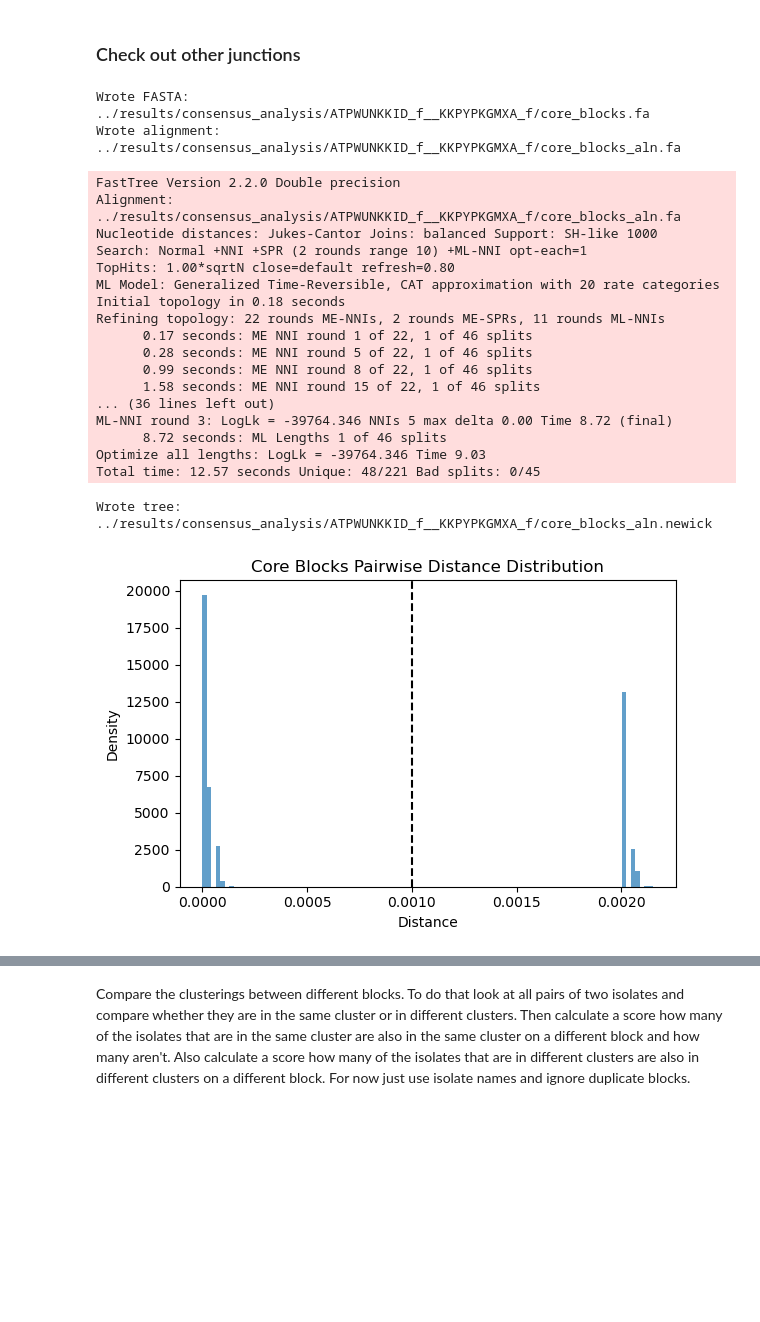
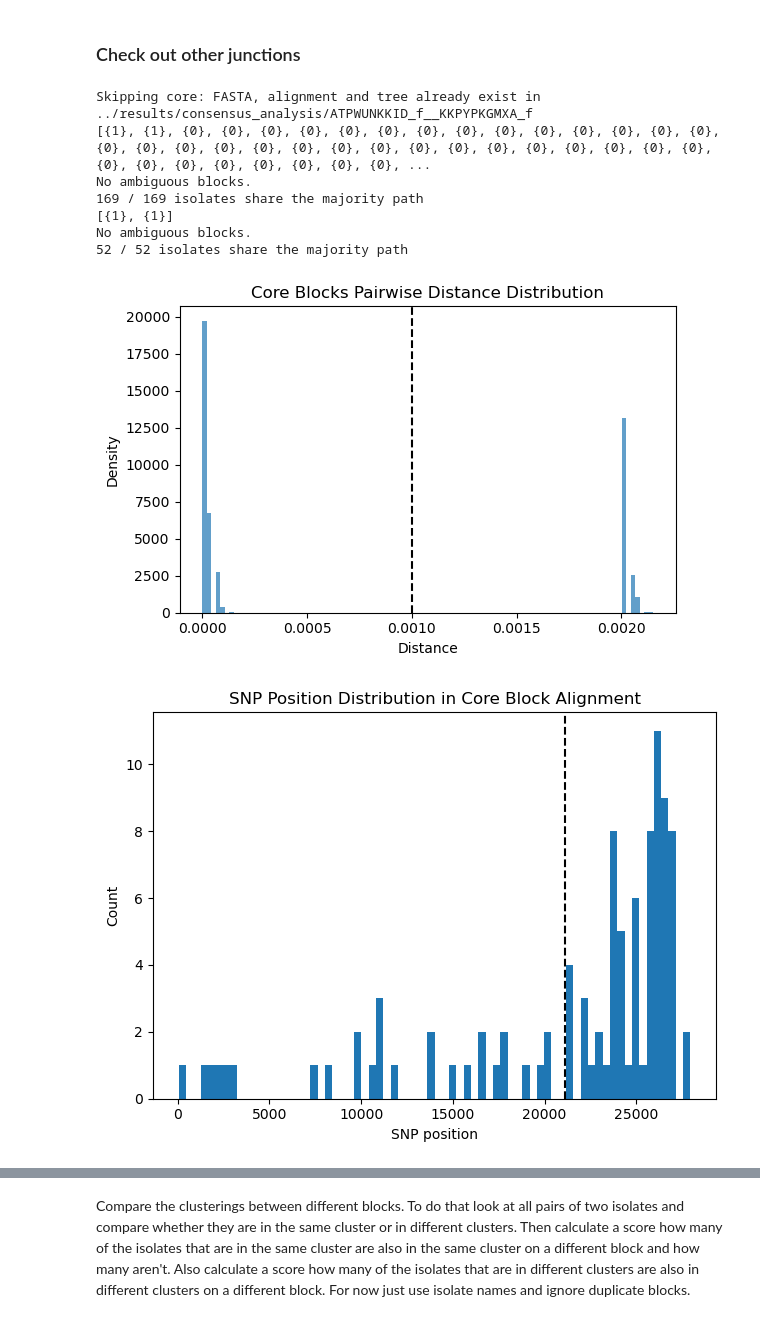
Before and after one commit to marie3003/junction_dataset, a Jupyter notebook: explore/analyze_junction_block_trees.ipynb, the cells around one changed output, grey strips where cells are left out. Cells and saved outputs as stored; diff of their text form; code cells hidden in the pictures; blank space fills up the shorter version.

```diff
--- a/explore/analyze_junction_block_trees.ipynb
+++ b/explore/analyze_junction_block_trees.ipynb
@@ -225,28 +267,16 @@ Results:
 ### Check out other junctions
 # %%
 # branch length threshold 0.001 gives two consensus paths (its not directly representative of phage insertion and not insertion, paths that are in consensus 1 all have an insertion but not all of the ones in consensus 2 have one), 0.005 only one,
-cluster_map_core, consensus_paths_core, path_dict, consensus_paths_plotting, assignment_df_plotting = find_consensus_paths_core("ATPWUNKKID_f__KKPYPKGMXA_f", clustering_bl_thresh= 0.001, block_freq_thresh=0.5, plot_consensus=True, plot_pair_dist=True)
+cluster_map_core, consensus_paths_core, path_dict, consensus_paths_plotting, assignment_df_plotting, all_root_states, all_root_states_unqiue = find_consensus_paths_core("ATPWUNKKID_f__KKPYPKGMXA_f", clustering_bl_thresh= 0.001, consensus_criterium='core_genome_tree', tree_path='../config/polished_tree.nwk', plot_consensus=True, plot_pair_dist=True, plot_snp_dist=True, plot_ambiguities=True)
 # %% [output]
-Wrote FASTA: ../results/consensus_analysis/ATPWUNKKID_f__KKPYPKGMXA_f/core_blocks.fa
-Wrote alignment: ../results/consensus_analysis/ATPWUNKKID_f__KKPYPKGMXA_f/core_blocks_aln.fa
+Skipping core: FASTA, alignment and tree already exist in ../results/consensus_analysis/ATPWUNKKID_f__KKPYPKGMXA_f
+[{1}, {1}, {0}, {0}, {0}, {0}, {0}, {0}, {0}, {0}, {0}, {0}, {0}, {0}, {0}, {0}, {0}, {0}, {0}, {0}, {0}, {0}, {0}, {0}, {0}, {0}, {0}, {0}, {0}, {0}, {0}, {0}, {0}, {0}, {0}, {0}, {0}, {0}, {0}, {0}, ...
+No ambiguous blocks.
+169 / 169 isolates share the majority path
+[{1}, {1}]
+No ambiguous blocks.
+52 / 52 isolates share the majority path
-FastTree Version 2.2.0 Double precision
-Alignment: ../results/consensus_analysis/ATPWUNKKID_f__KKPYPKGMXA_f/core_blocks_aln.fa
-Nucleotide distances: Jukes-Cantor Joins: balanced Support: SH-like 1000
-Search: Normal +NNI +SPR (2 rounds range 10) +ML-NNI opt-each=1
-TopHits: 1.00*sqrtN close=default refresh=0.80
-ML Model: Generalized Time-Reversible, CAT approximation with 20 rate categories
-Initial topology in 0.18 seconds
-Refining topology: 22 rounds ME-NNIs, 2 rounds ME-SPRs, 11 rounds ML-NNIs
-      0.17 seconds: ME NNI round 1 of 22, 1 of 46 splits
-      0.28 seconds: ME NNI round 5 of 22, 1 of 46 splits
-      0.99 seconds: ME NNI round 8 of 22, 1 of 46 splits
-      1.58 seconds: ME NNI round 15 of 22, 1 of 46 splits
-... (36 lines left out)
-ML-NNI round 3: LogLk = -39764.346 NNIs 5 max delta 0.00 Time 8.72 (final)
-      8.72 seconds: ML Lengths 1 of 46 splits
-Optimize all lengths: LogLk = -39764.346 Time 9.03
-Total time: 12.57 seconds Unique: 48/221 Bad splits: 0/45
-Wrote tree: ../results/consensus_analysis/ATPWUNKKID_f__KKPYPKGMXA_f/core_blocks_aln.newick
 [figure]
+[figure, added]
 # %%
 # should all be one cluster
```
Also changed, not shown: parts of 8 cells of this notebook, 7 other files.
